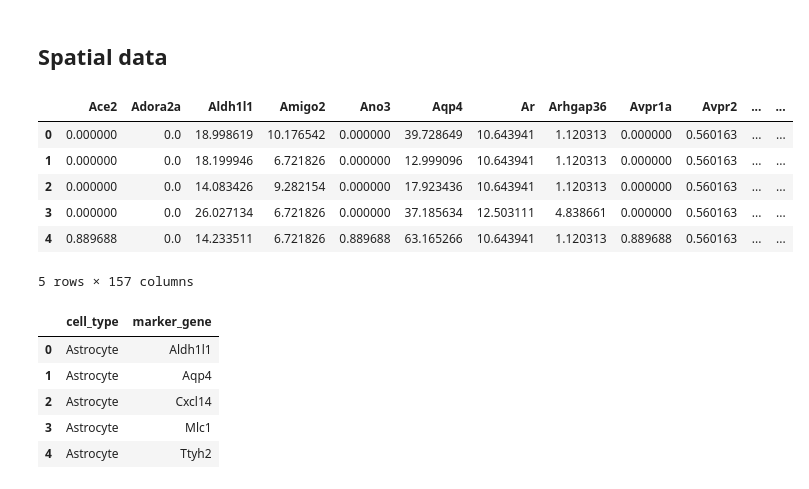
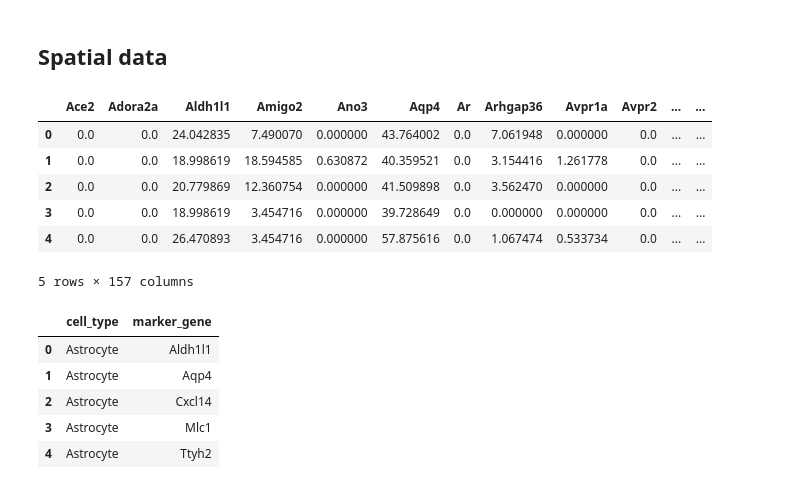
Before and after one commit to 3N4N/stloc, a Jupyter notebook: MERFISH_Tangram.ipynb, the cells around one changed output. Cells and saved outputs as stored; diff of their text form; code cells hidden in the pictures.

```diff
--- a/MERFISH_Tangram.ipynb
+++ b/MERFISH_Tangram.ipynb
@@ -30,7 +30,7 @@ torch.cuda.empty_cache()
 device = torch.device("cpu")
 # %%
 project_location = "./"
-project_location = "e:/projects/stloc/"
+# project_location = "e:/projects/stloc/"
 # %% [markdown]
 # Load data
 # %%
@@ -41,18 +41,18 @@ running_data = '2celltypes'
 # %%
 if running_data != '2celltypes':
     df_st = pd.read_csv(project_location + "data/merfish/merfishSpatial.csv", sep=" ")
 else:
-    df_st = pd.read_csv(project_location + "data/combinationSpatial.csv", sep=",")
+    df_st = pd.read_csv(project_location + "data/twoType/spatialData/" + "Astrocyte"+"Inhibitory" + "Spatial.csv", sep=",")
 coords = df_st['coord']
 df_st.drop(columns=['coord'], inplace=True)
 df_st.head()
 # %% [output]
 |  | Ace2 | Adora2a | Aldh1l1 | Amigo2 | Ano3 | Aqp4 | Ar | Arhgap36 | Avpr1a | Avpr2 | ... | ... |
-| 0 | 0.000000 | 0.0 | 18.998619 | 10.176542 | 0.000000 | 39.728649 | 10.643941 | 1.120313 | 0.000000 | 0.560163 | ... | ... |
-| 1 | 0.000000 | 0.0 | 18.199946 | 6.721826 | 0.000000 | 12.999096 | 10.643941 | 1.120313 | 0.000000 | 0.560163 | ... | ... |
-| 2 | 0.000000 | 0.0 | 14.083426 | 9.282154 | 0.000000 | 17.923436 | 10.643941 | 1.120313 | 0.000000 | 0.560163 | ... | ... |
-| 3 | 0.000000 | 0.0 | 26.027134 | 6.721826 | 0.000000 | 37.185634 | 12.503111 | 4.838661 | 0.000000 | 0.560163 | ... | ... |
-| 4 | 0.889688 | 0.0 | 14.233511 | 6.721826 | 0.889688 | 63.165266 | 10.643941 | 1.120313 | 0.889688 | 0.560163 | ... | ... |
+| 0 | 0.0 | 0.0 | 24.042835 | 7.490070 | 0.000000 | 43.764002 | 0.0 | 7.061948 | 0.000000 | 0.0 | ... | ... |
+| 1 | 0.0 | 0.0 | 18.998619 | 18.594585 | 0.630872 | 40.359521 | 0.0 | 3.154416 | 1.261778 | 0.0 | ... | ... |
+| 2 | 0.0 | 0.0 | 20.779869 | 12.360754 | 0.000000 | 41.509898 | 0.0 | 3.562470 | 0.000000 | 0.0 | ... | ... |
+| 3 | 0.0 | 0.0 | 18.998619 | 3.454716 | 0.000000 | 39.728649 | 0.0 | 0.000000 | 0.000000 | 0.0 | ... | ... |
+| 4 | 0.0 | 0.0 | 26.470893 | 3.454716 | 0.000000 | 57.875616 | 0.0 | 1.067474 | 0.533734 | 0.0 | ... | ... |
 5 rows × 157 columns
 # %%
 reference = pd.read_csv(project_location + "data/merfish/markerGene_for_merfish_data.csv")
```
Also changed, not shown: parts of 18 cells of this notebook.
